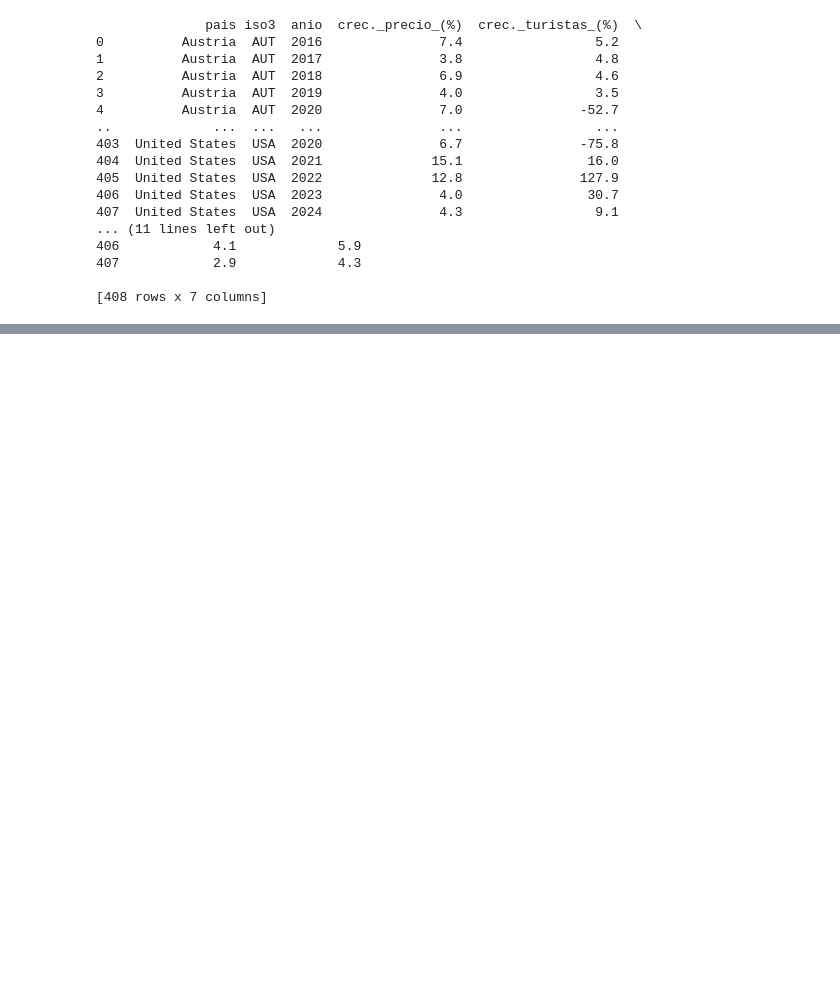
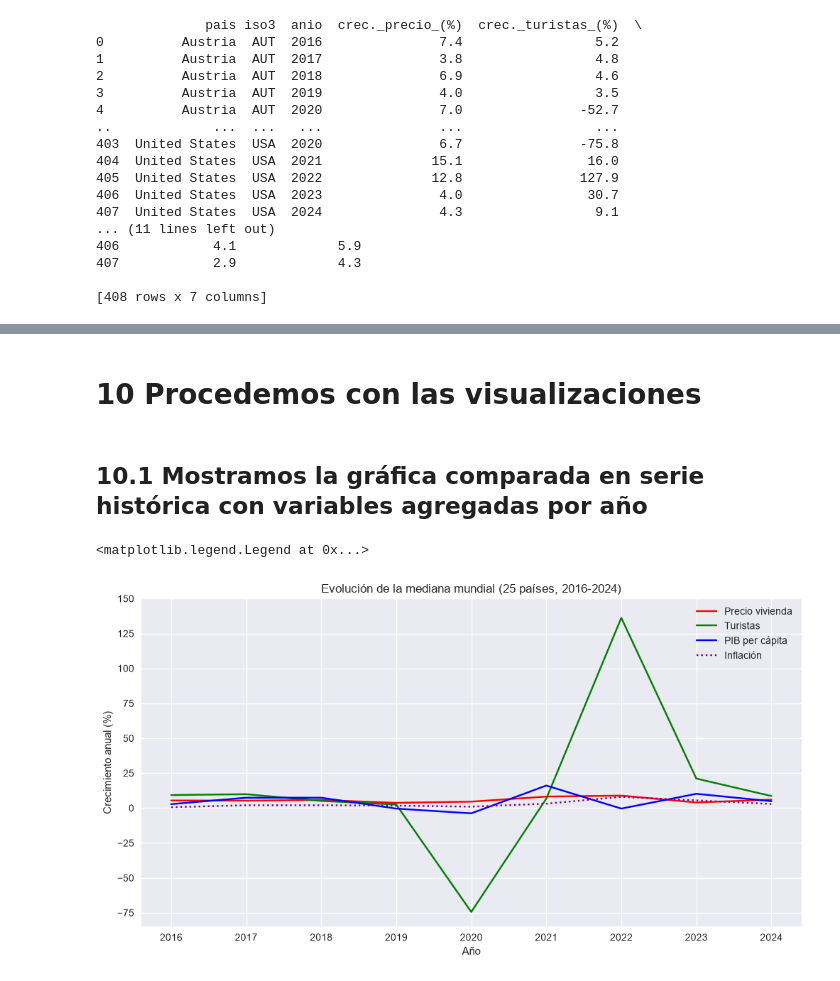
Before and after one commit to iboulandier/proyecto_2_eda, a Jupyter notebook: src/notebooks/limpieza_dataset_merge_final.ipynb, the cells around one changed output, grey strips where cells are left out. Cells and saved outputs as stored; diff of their text form; code cells hidden in the pictures; blank space fills up the shorter version.

```diff
--- a/src/notebooks/limpieza_dataset_merge_final.ipynb
+++ b/src/notebooks/limpieza_dataset_merge_final.ipynb
@@ -170,0 +201,5 @@ datos_mergeados.head(22)
+# %%
+conteo = datos_mergeados.groupby("iso3").size()
+datos_mergeados_2 = datos_mergeados[datos_mergeados["iso3"].isin(conteo[conteo == 9].index)]
+datos_mergeados_2 = datos_mergeados_2.reset_index(drop=True)
+print(datos_mergeados_2["iso3"].nunique(), datos_mergeados_2.shape)
@@ -173,6 +210,6 @@ datos_mergeados.head(22)
 # %%
-media_mundial = datos_mergeados.groupby("anio")[["crec._precio_(%)", "crec._turistas_(%)", "inflacion_(%)", "crecim_pib_(%)"]].mean().round(1)
-print(media_mundial)
+mediana_mundial = datos_mergeados_2.groupby("anio").median(numeric_only=True).round(1)
+print(mediana_mundial)
 # %% [output]
       crec._precio_(%)  crec._turistas_(%)  inflacion_(%)  crecim_pib_(%)
 anio
@@ -187,0 +264,23 @@ anio
+# %% [markdown]
+# 10 Procedemos con las visualizaciones
+# %% [markdown]
+## 10.1 Mostramos la gráfica comparada en serie histórica con variables agregadas por año
+# %%
+datos_graf = mediana_mundial.reset_index()
+
+plt.style.use("seaborn-v0_8")
+plt.figure(figsize=(12, 6))
+
+sns.lineplot(data=datos_graf, x="anio", y="crec._precio_(%)", label="Precio vivienda", color="red")
+sns.lineplot(data=datos_graf, x="anio", y="crec._turistas_(%)", label="Turistas", color="green")
+sns.lineplot(data=datos_graf, x="anio", y="crecim_pib_(%)", label="PIB per cápita", color="blue")
+sns.lineplot(data=datos_graf, x="anio", y="inflacion_(%)", label="Inflación", color="purple", linestyle=":")
+
+plt.yticks(np.arange(-75, 151, 25))
+plt.title("Evolución de la mediana mundial (25 países, 2016-2024)")
+plt.xlabel("Año")
+plt.ylabel("Crecimiento anual (%)")
+plt.legend()
+# %% [output]
+<matplotlib.legend.Legend at 0x...>
+[figure, added]
```
Also changed, not shown: parts of 24 cells of this notebook, 19 other files.
